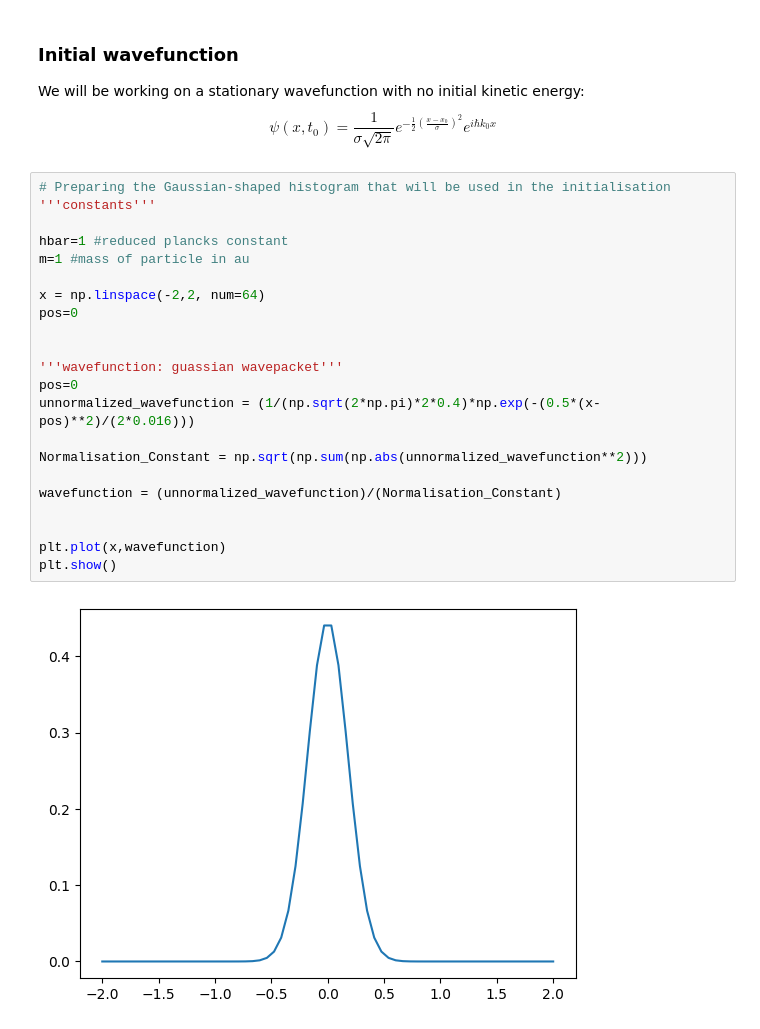
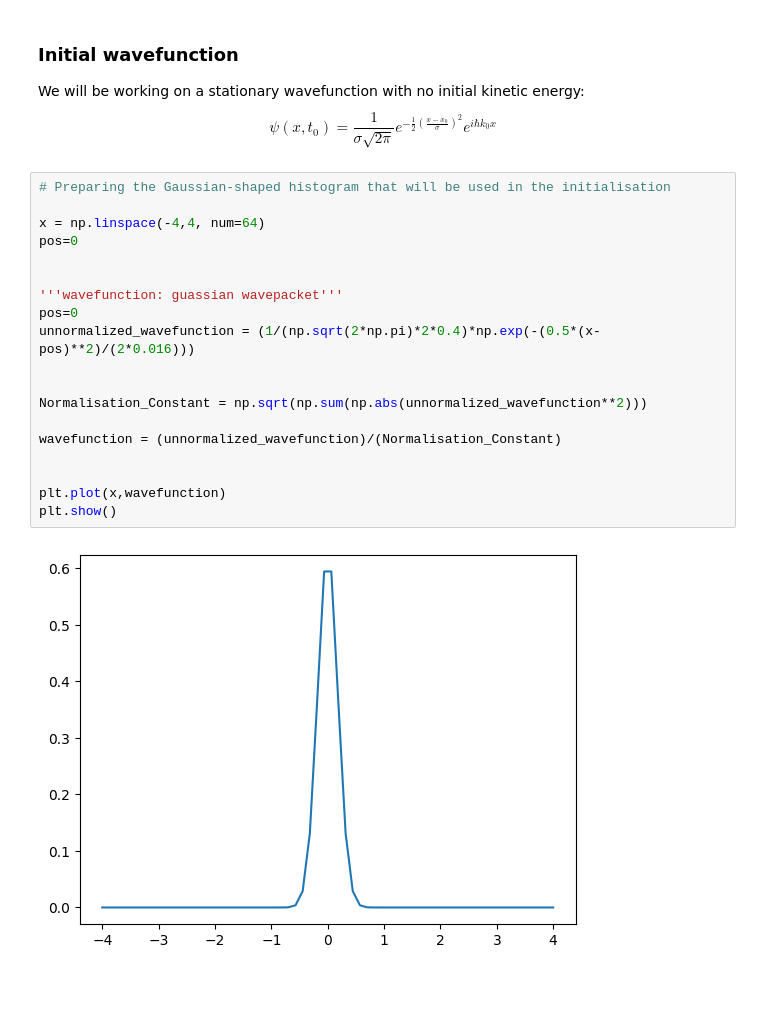
Before and after one commit to namasyh/KU-HamiltonianSim-workshop, a Jupyter notebook: Hamiltonian_simulation_task1.ipynb, the cells around one changed output. Saved outputs shown, nothing was run; the diff lists cells and outputs as text; blank space fills up the shorter version.

```diff
--- a/Hamiltonian_simulation_task1.ipynb
+++ b/Hamiltonian_simulation_task1.ipynb
@@ -100,28 +82,25 @@ We will be working on a stationary wavefunction with no initial kinetic energy:
 $$\psi(x,t_{0}) = \frac{1}{\sigma\sqrt{2\pi}} e^{-\frac{1}{2}\left(\frac{x-x_{0}}{\sigma}\right)^{2}} e^{i\hbar k_{0}x}$$
 # %%
 # Preparing the Gaussian-shaped histogram that will be used in the initialisation
-'''constants'''
 
-hbar=1 #reduced plancks constant
-m=1 #mass of particle in au
-
-x = np.linspace(-2,2, num=64)
+x = np.linspace(-4,4, num=64)
 pos=0
 
 
 '''wavefunction: guassian wavepacket'''
 pos=0
 unnormalized_wavefunction = (1/(np.sqrt(2*np.pi)*2*0.4)*np.exp(-(0.5*(x-pos)**2)/(2*0.016)))
+
 
 Normalisation_Constant = np.sqrt(np.sum(np.abs(unnormalized_wavefunction**2)))
 
 wavefunction = (unnormalized_wavefunction)/(Normalisation_Constant)
 
 
 plt.plot(x,wavefunction)
 plt.show()
 # %% [output]
-[figure, old version]
+[figure, new version]
 # %%
 sampler = StatevectorSampler()
 
```
Also changed, not shown: parts of 8 cells of this notebook.
